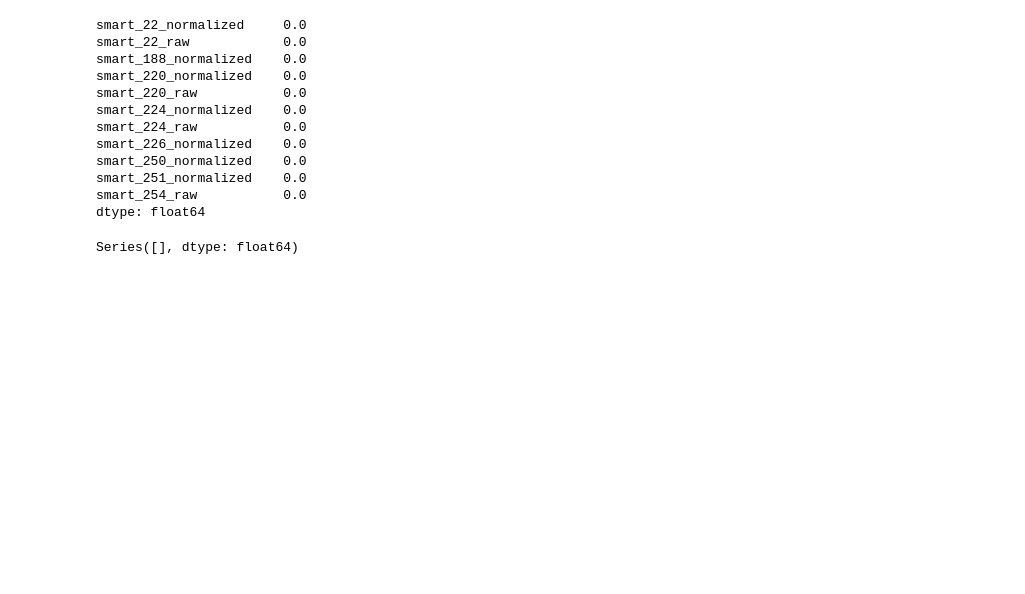
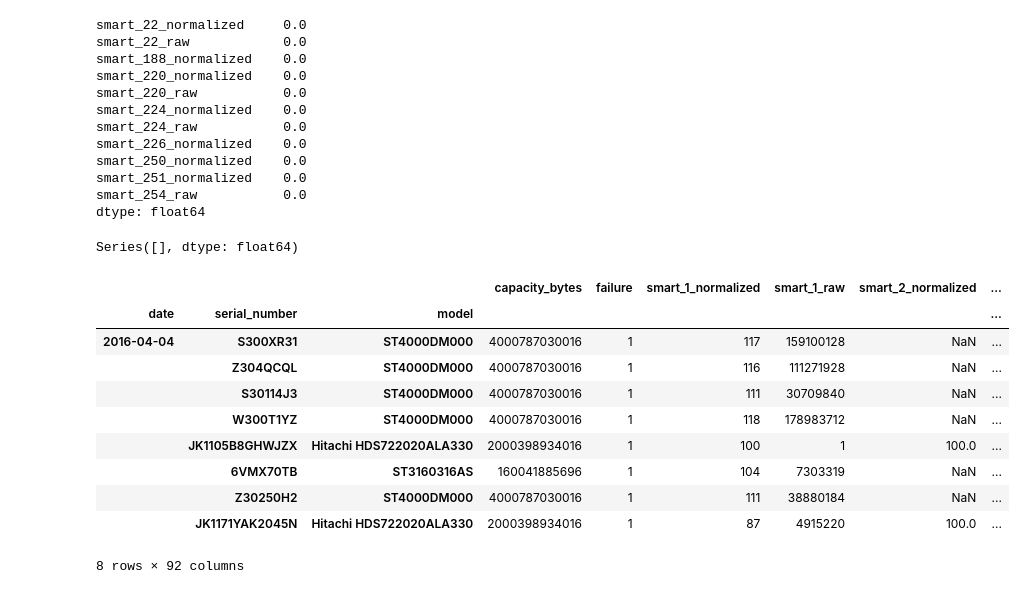
Before and after one commit to alexlapinski/CS613-Final-Project, a Jupyter notebook: notebook/hdd data.ipynb, the cells around one changed output. Cells and saved outputs as stored; diff of their text form; code cells hidden in the pictures; blank space fills up the shorter version.

```diff
--- a/notebook/hdd data.ipynb
+++ b/notebook/hdd data.ipynb
@@ -111,3 +111,18 @@ import numpy as np
 std[std == np.nan]
 # %% [output]
 Series([], dtype: float64)
+# %%
+raw_df = pd.read_csv(os.path.join(raw_data_dir, 'hdd', '2016-04-04.csv'), index_col=[0, 1, 2])
+raw_df[raw_df['failure'] == 1]
+# %% [output]
+|  |  |  | capacity_bytes | failure | smart_1_normalized | smart_1_raw | smart_2_normalized | ... |
+| date | serial_number | model |  |  |  |  |  | ... |
+| 2016-04-04 | S300XR31 | ST4000DM000 | 4000787030016 | 1 | 117 | 159100128 | NaN | ... |
+|  | Z304QCQL | ST4000DM000 | 4000787030016 | 1 | 116 | 111271928 | NaN | ... |
+|  | S30114J3 | ST4000DM000 | 4000787030016 | 1 | 111 | 30709840 | NaN | ... |
+|  | W300T1YZ | ST4000DM000 | 4000787030016 | 1 | 118 | 178983712 | NaN | ... |
+|  | JK1105B8GHWJZX | Hitachi HDS722020ALA330 | 2000398934016 | 1 | 100 | 1 | 100.0 | ... |
+|  | 6VMX70TB | ST3160316AS | 160041885696 | 1 | 104 | 7303319 | NaN | ... |
+|  | Z30250H2 | ST4000DM000 | 4000787030016 | 1 | 111 | 38880184 | NaN | ... |
+|  | JK1171YAK2045N | Hitachi HDS722020ALA330 | 2000398934016 | 1 | 87 | 4915220 | 100.0 | ... |
+8 rows × 92 columns
```
Also changed, not shown: parts of 1 cell of this notebook, 10 other files.
